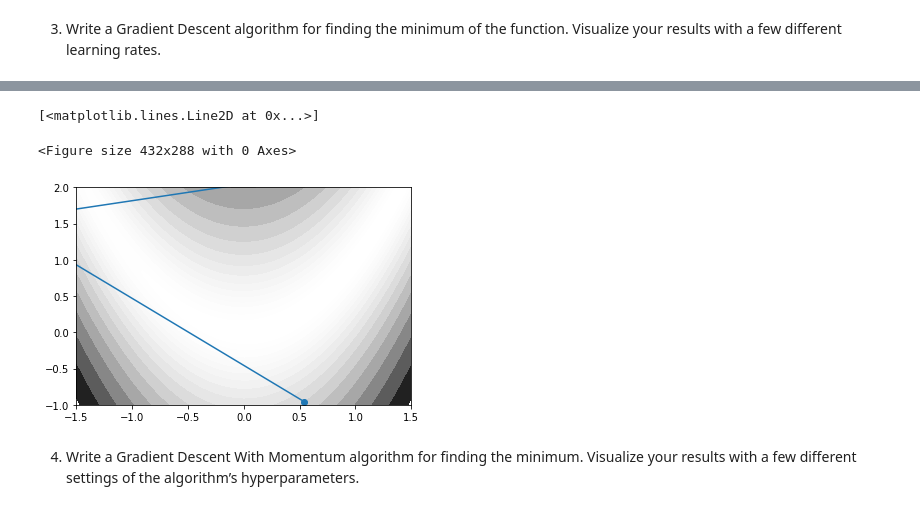
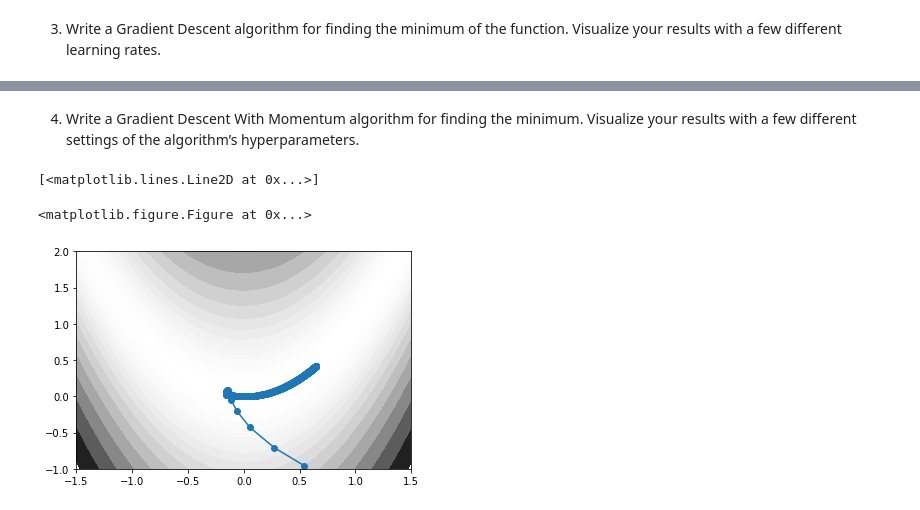
Before and after one commit to s2t2/ANLY-590-Deep-Learning, a Jupyter notebook: hw1/hw1-p2-gradient-descent.ipynb, the cells around one changed output, grey strips where cells are left out. Drawn from its saved outputs; the diff is of its cells as text; code cells hidden in the pictures.

```diff
--- a/hw1/hw1-p2-gradient-descent.ipynb
+++ b/hw1/hw1-p2-gradient-descent.ipynb
@@ -129,24 +149,39 @@ plt.plot(x,y,'-o')
 [figure]
-# %%
-# learning_rate=0.01
-plt.clf()
-
-np.random.seed(10)
-traj = grad_descent(iterations=500,learning_rate=0.01)
-
-fig, ax = plt.subplots()
-
-ax.contourf(X, Y, Z, np.logspace(-1, 3, 31), cmap='gray_r')
-ax.set_xlim(-1.5, 1.5)
-ax.set_ylim(-1., 2.)
-
-
-x= traj[:,0]
-y= traj[:,1]
-plt.plot(x,y,'-o')
-# %% [output]
-[<matplotlib.lines.Line2D at 0x...>]
-<Figure size 432x288 with 0 Axes>
-[figure, removed]
 # %% [markdown]
 4. Write a Gradient Descent With Momentum algorithm for finding the minimum. Visualize your results with a few different settings of the algorithm’s hyperparameters.
+# %%
+def grad_descent_with_momentum(starting_point=None, iterations=10, alpha=.9, epsilon=10):
+    if starting_point != None:
+        point = starting_point
+    else:
+        point = np.random.uniform(-1,1,size=2)
+    trajectory = [point]
+    v = np.zeros(point.size)
+
+    for i in range(iterations):
+        grad = grad_f(point)
+        v = alpha*v + epsilon*grad
+        point = point - v
+        trajectory.append(point)
+    return np.array(trajectory)
+# %%
+# learning_rate=0.001
+plt.clf()
+
+np.random.seed(10)
+traj = grad_descent_with_momentum(iterations=500,epsilon=0.001, alpha=0.5)
+
+fig, ax = plt.subplots()
+
+ax.contourf(X, Y, Z, np.logspace(-1, 3, 31), cmap='gray_r')
+ax.set_xlim(-1.5, 1.5)
+ax.set_ylim(-1., 2.)
+
+
+x= traj[:,0]
+y= traj[:,1]
+plt.plot(x,y,'-o')
+# %% [output]
+[<matplotlib.lines.Line2D at 0x...>]
+<matplotlib.figure.Figure at 0x...>
+[figure, added]
```
Also changed, not shown: parts of 6 cells of this notebook, 2 other files.
